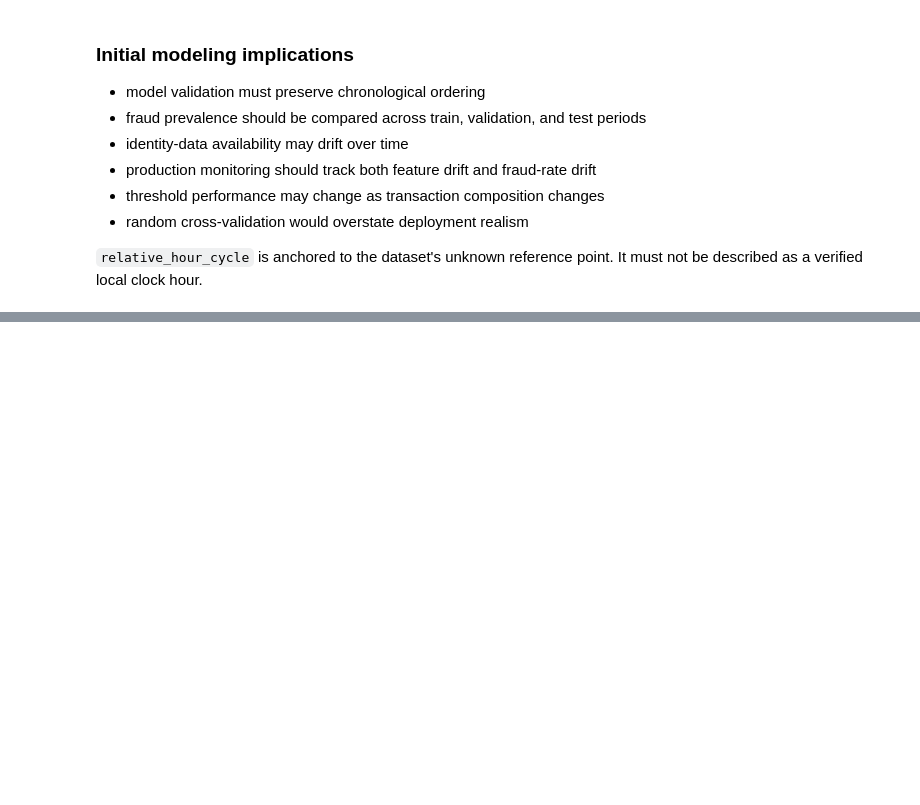
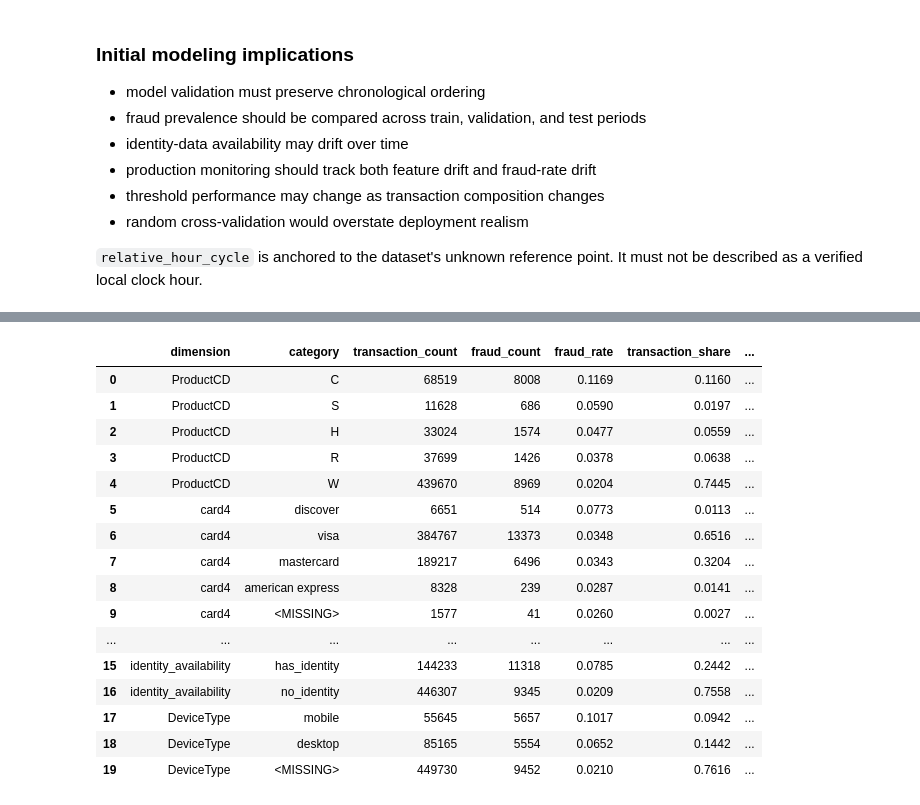
Before and after one commit to kivancfk/riskflow-payguard, a Jupyter notebook: notebooks/01_eda.ipynb, the cells around one changed output, grey strips where cells are left out. Drawn from its saved outputs; the diff is of its cells as text; code cells hidden in the pictures; blank space fills up the shorter version.

Commit message:
feat: analyze fraud risk segments

```diff
--- a/notebooks/01_eda.ipynb
+++ b/notebooks/01_eda.ipynb
@@ -1389,0 +1574,50 @@ must not be described as a verified local clock hour.
+# %%
+low_cardinality_dimensions = [
+    "ProductCD",
+    "card4",
+    "card6",
+    "identity_availability",
+    "DeviceType",
+]
+
+low_cardinality_summary = pd.concat(
+    [
+        risk_summaries[dimension]
+        for dimension in low_cardinality_dimensions
+    ],
+    ignore_index=True,
+)
+
+display(
+    low_cardinality_summary[
+        [
+            "dimension",
+            "category",
+            "transaction_count",
+            "fraud_count",
+            "fraud_rate",
+            "transaction_share",
+            "fraud_capture_share",
+            "fraud_value_share",
+            "support_status",
+        ]
+    ]
+)
+# %% [output]
+|  | dimension | category | transaction_count | fraud_count | fraud_rate | transaction_share | ... |
+| 0 | ProductCD | C | 68519 | 8008 | 0.1169 | 0.1160 | ... |
+| 1 | ProductCD | S | 11628 | 686 | 0.0590 | 0.0197 | ... |
+| 2 | ProductCD | H | 33024 | 1574 | 0.0477 | 0.0559 | ... |
+| 3 | ProductCD | R | 37699 | 1426 | 0.0378 | 0.0638 | ... |
+| 4 | ProductCD | W | 439670 | 8969 | 0.0204 | 0.7445 | ... |
+| 5 | card4 | discover | 6651 | 514 | 0.0773 | 0.0113 | ... |
+| 6 | card4 | visa | 384767 | 13373 | 0.0348 | 0.6516 | ... |
+| 7 | card4 | mastercard | 189217 | 6496 | 0.0343 | 0.3204 | ... |
+| 8 | card4 | american express | 8328 | 239 | 0.0287 | 0.0141 | ... |
+| 9 | card4 | <MISSING> | 1577 | 41 | 0.0260 | 0.0027 | ... |
+| ... | ... | ... | ... | ... | ... | ... | ... |
+| 15 | identity_availability | has_identity | 144233 | 11318 | 0.0785 | 0.2442 | ... |
+| 16 | identity_availability | no_identity | 446307 | 9345 | 0.0209 | 0.7558 | ... |
+| 17 | DeviceType | mobile | 55645 | 5657 | 0.1017 | 0.0942 | ... |
+| 18 | DeviceType | desktop | 85165 | 5554 | 0.0652 | 0.1442 | ... |
+| 19 | DeviceType | <MISSING> | 449730 | 9452 | 0.0210 | 0.7616 | ... |
```
Also changed, not shown: parts of 7 cells of this notebook.
